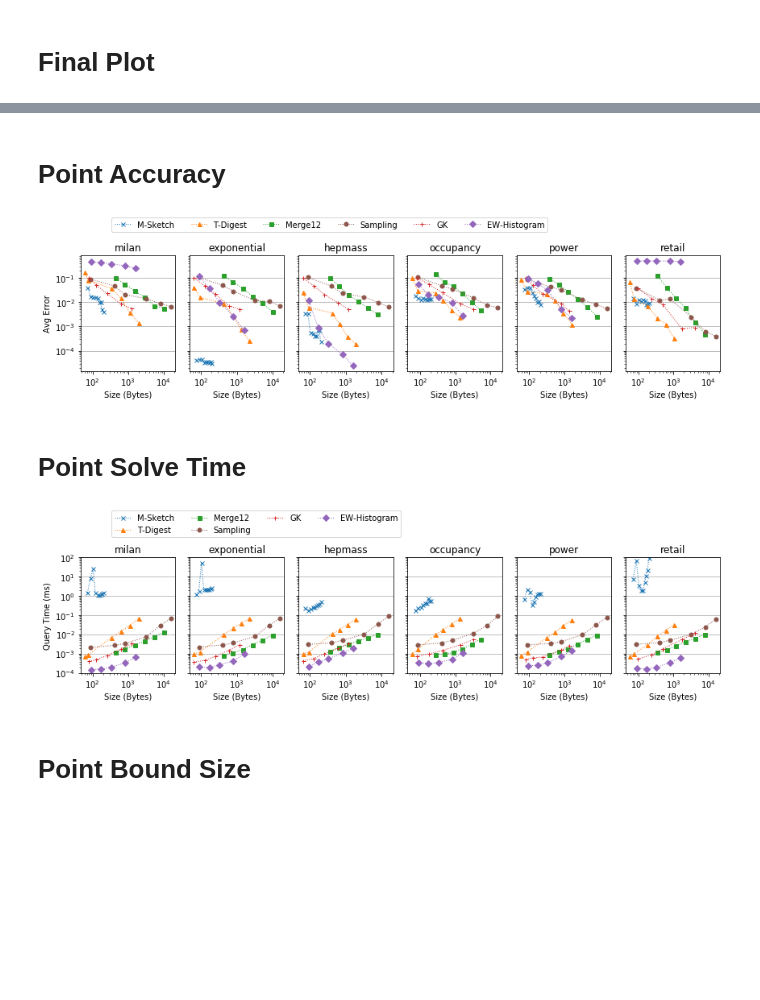
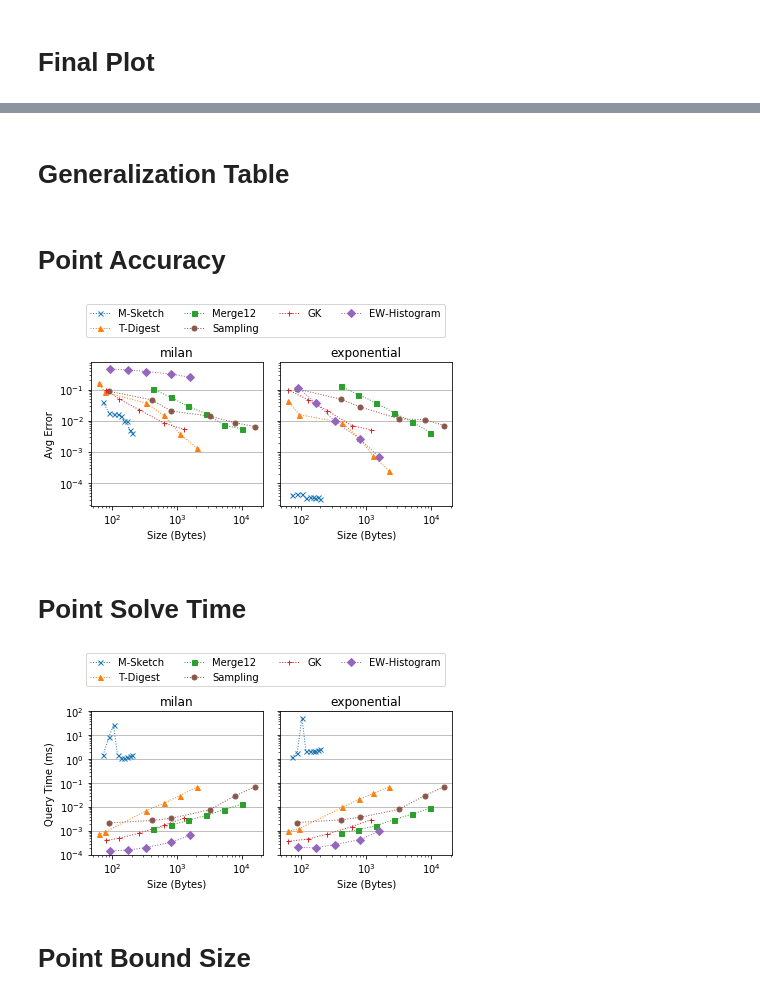
Before and after one commit to stanford-futuredata/msketch, a Jupyter notebook: analysis/Perf Micro Plots.ipynb, the cells around one changed output, grey strips where cells are left out. Cells and saved outputs as stored; diff of their text form; code cells hidden in the pictures; blank space fills up the shorter version.

Commit message:
plots for paper

```diff
--- a/analysis/Perf Micro Plots.ipynb
+++ b/analysis/Perf Micro Plots.ipynb
@@ -284,0 +357,2 @@ fig.savefig("h_error.pdf", bbox_inches='tight')
+# %% [markdown]
+# Generalization Table
@@ -284,0 +363,24 @@ fig.savefig("h_error.pdf", bbox_inches='tight')
+# %%
+results = []
+for dname in p_datasets:
+    cur_result = {}
+    cur_result["dataset"] = dname
+    if dname in merge_results_processed:
+        mrow = merge_results_processed[dname].groupby(["sketch", "size_param"]).mean().loc[key]
+        cur_result["merge_time"] = mrow["merge_time"] / mrow["n"]
+    prow = point_results_processed[dname].groupby(["sketch", "size_param"]).mean().loc[key]
+    prow_max = point_results_max[dname].groupby(["sketch", "size_param"]).mean().loc[key]
+    for metric in p_metrics:
+        cur_result[metric] = prow[metric]
+    for metric in p_max_metrics:
+        cur_result[metric+"_max"] = prow_max[metric]
+    results.append(cur_result)
+gen_df = pd.DataFrame(results)
+gen_df["query_time"] *= 1e-6
+gen_df = gen_df[
+    ["dataset", "query_time", "error", "error_max", "bound_size"]
+]
+gen_df["query_time"] = gen_df["query_time"].round(2)
+gen_df["error"] = (gen_df["error"]*100).round(2)
+gen_df["error_max"] = (gen_df["error_max"]*100).round(2)
+gen_df["bound_size"]= (gen_df["bound_size"]*100).round(1)
@@ -285,52 +389,70 @@ fig.savefig("h_error.pdf", bbox_inches='tight')
 # %% [markdown]
 # Point Accuracy
 # %%
+debug=False
+if not debug:
+    n_plots = 2
+    c_datasets = m_datasets
+    cfigsize = (6,3)
+else:
+    n_plots = 6
+    c_datasets = p_datasets
+    cfigsize = (12,3)
 sketches = ["cmoments", "tdigest", "yahoo", "sampling", "spark_gk", "histogram"]
-f, axs = plt.subplots(1,6, figsize=(12,3), sharey=True)
-for di in range(len(datasets)):
-    dname = p_datasets[di]
+f, axs = plt.subplots(1,n_plots, figsize=cfigsize, sharey=True)
+for di in range(len(c_datasets)):
+    dname = c_datasets[di]
     ax = axs[di]
-    df = point_results_processed[dname]
+    df = point_results_processed[dname].groupby(["sketch", "size_param"]).mean().reset_index()
     lines = []
     labels = []
     for alg in sketches:
         c_df = df[df["sketch"] == alg]
         l, = ax.loglog(
             c_df["space"],
             c_df["error"],
             label=alg_display_name[alg],
             marker=markers[alg],
             color=colormap[alg],
             markersize=5,
             ls="dotted",
             lw=1
         )
         lines.append(l)
         labels.append(alg_display_name[alg])
 
     ax.set_title(dname)
     ax.set_xlabel("Size (Bytes)")
     ax.yaxis.grid(True)
     if di == 0:
         ax.set_ylabel("Avg Error")
 
 lgd = f.legend(
     lines, labels,
-    bbox_to_anchor=(0.10, 1.00, 1., .102), ncol=6, loc=2
+    bbox_to_anchor=(0.10, 1.05, 1., .102), ncol=4, loc=2
 )
 f.tight_layout()
 f.savefig("point_accuracy.pdf", bbox_extra_artists=(lgd,), bbox_inches='tight')
 # %% [output]
-[figure, old version]
+[figure, new version]
 # %% [markdown]
 # Point Solve Time
 # %%
+debug=False
+if not debug:
+    n_plots = 2
+    c_datasets = m_datasets
+    cfigsize = (6,3)
+else:
+    n_plots = 6
+    c_datasets = p_datasets
+    cfigsize = (12,3)
 sketches = ["cmoments", "tdigest", "yahoo", "sampling", "spark_gk", "histogram"]
-f, axs = plt.subplots(1,2, figsize=(6,3), sharey=True)
-for di in range(len(datasets)):
-    dname = p_datasets[di]
+f, axs = plt.subplots(1,n_plots, figsize=cfigsize, sharey=True)
+for di in range(len(c_datasets)):
+    dname = c_datasets[di]
     ax = axs[di]
-    df = point_results_processed[dname]
+    df = point_results_processed[dname].groupby(["sketch", "size_param"]).mean().reset_index()
     lines = []
     labels = []
     for alg in sketches:
@@ -362,7 +484,7 @@ lgd = f.legend(
 f.tight_layout()
 f.savefig("point_solve.pdf", bbox_extra_artists=(lgd,), bbox_inches='tight')
 # %% [output]
-[figure, old version]
+[figure, new version]
 # %% [markdown]
 # Point Bound Size
 # %%
```
Also changed, not shown: parts of 13 cells of this notebook, 2 other files.
